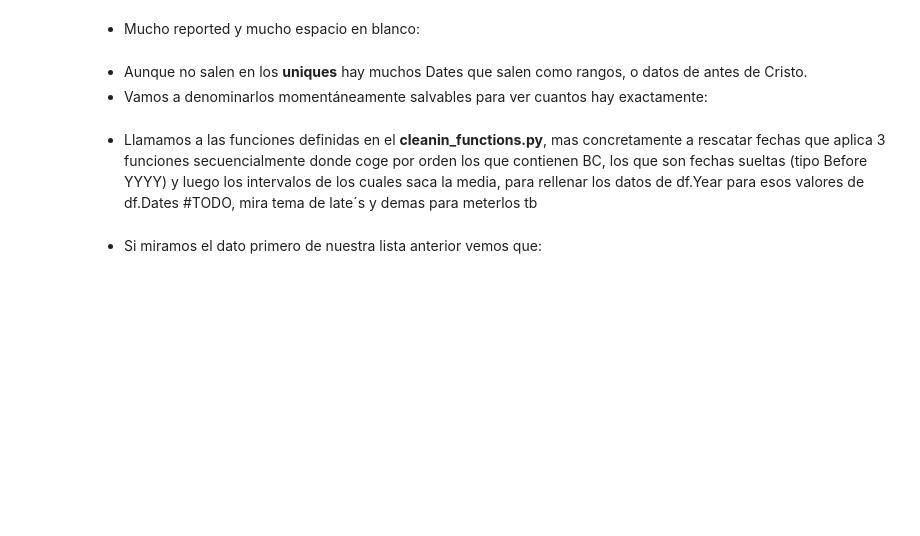
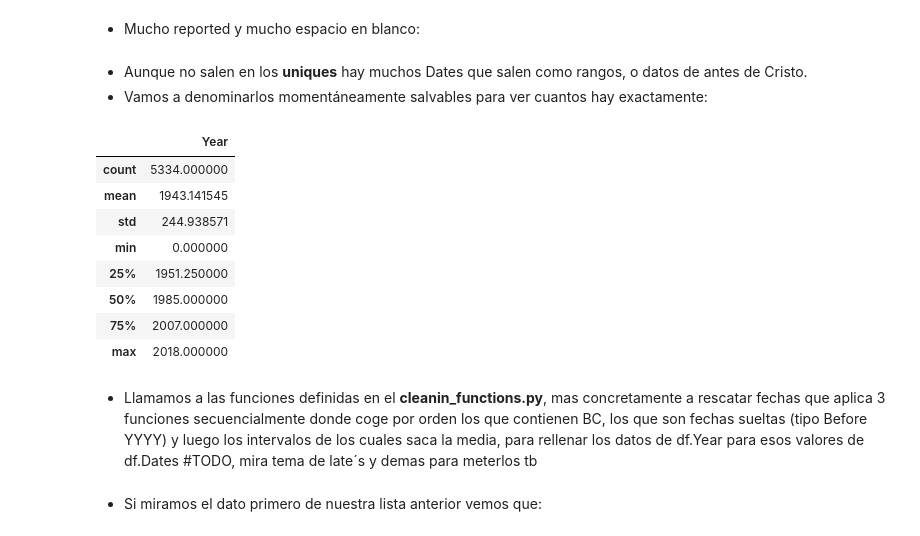
Before and after one commit to VictorPablo12/data-cleaning-pandas, a Jupyter notebook: 1_clean.ipynb, the cells around one changed output. Cells and saved outputs as stored; diff of their text form; code cells hidden in the pictures; blank space fills up the shorter version.

```diff
--- a/1_clean.ipynb
+++ b/1_clean.ipynb
@@ -255,3 +253,15 @@ salvables.sample(30)
+# %%
+df.describe()
+# %% [output]
+|  | Year |
+| count | 5334.000000 |
+| mean | 1943.141545 |
+| std | 244.938571 |
+| min | 0.000000 |
+| 25% | 1951.250000 |
+| 50% | 1985.000000 |
+| 75% | 2007.000000 |
+| max | 2018.000000 |
 # %% [markdown]
 - Llamamos a las funciones definidas en el **cleanin_functions.py**, mas concretamente a rescatar fechas que aplica 3 funciones secuencialmente donde coge por orden los que contienen BC, los que son fechas sueltas (tipo Before YYYY) y luego los intervalos de los cuales saca la media, para rellenar los datos de df.Year para esos valores de df.Dates  #TODO, mira tema de late´s y demas para meterlos tb
 # %%
```
Also changed, not shown: parts of 1 cell of this notebook.
